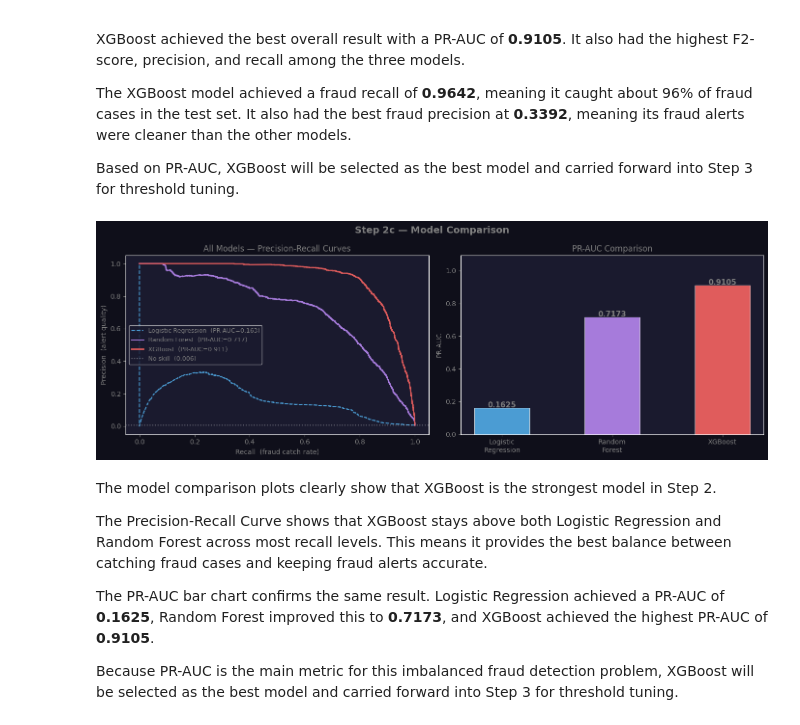
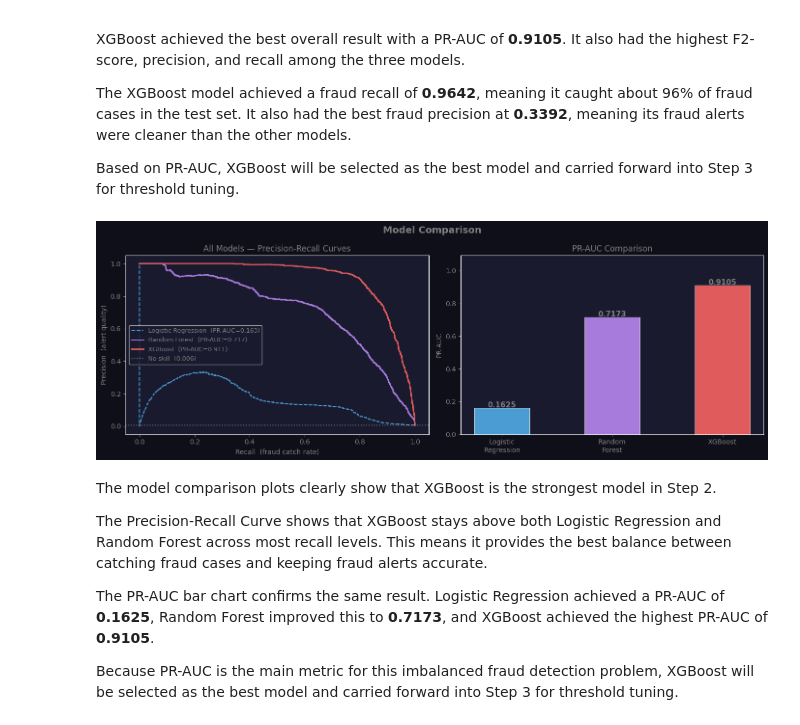
Before and after one commit to Batool-Altarawneh/Canadian-fraud-detection-dashboard, a Jupyter notebook: ml/fraud_detection_ml.ipynb, the cells around one changed output. Cells and saved outputs as stored; diff of their text form; code cells hidden in the pictures.

```diff
--- a/ml/fraud_detection_ml.ipynb
+++ b/ml/fraud_detection_ml.ipynb
@@ -1792,7 +1792,7 @@ Based on PR-AUC, XGBoost will be selected as the best model and carried forward
 fig, axes = plt.subplots(1, 2, figsize=(14, 5), facecolor='#0f0f1a')
 
 fig.suptitle(
-    'Step 2c — Model Comparison',
+    'Model Comparison',
     fontsize=14,
     fontweight='bold',
     color='gray'
@@ -1883,34 +1883,34 @@ for bar, val in zip(bars, bar_values):
     ax.text(
         bar.get_x() + bar.get_width() / 2,
         bar.get_height() + 0.002,
         f'{val:.4f}',
         ha='center',
         color='gray',
         fontsize=11,
         fontweight='bold'
     )
 
 ax.set_title('PR-AUC Comparison', color='gray')
 ax.set_ylabel('PR-AUC', color='gray')
 ax.tick_params(colors='gray')
 ax.set_ylim(0, max(bar_values) * 1.2)
 
 
 # ─────────────────────────────────────────────────────────────
 # Save and show
 # ─────────────────────────────────────────────────────────────
 
 plt.tight_layout()
 plt.savefig(
     REPORTS_DIR / 'step_model_comparison.png',
     dpi=150,
     bbox_inches='tight',
     facecolor='#0f0f1a'
 )
 
 plt.show()
 # %% [output]
-[figure, old version]
+[figure, new version]
 # %% [markdown]
 The model comparison plots clearly show that XGBoost is the strongest model in Step 2.
 
```
Also changed, not shown: parts of 22 cells of this notebook, 9 other files.
